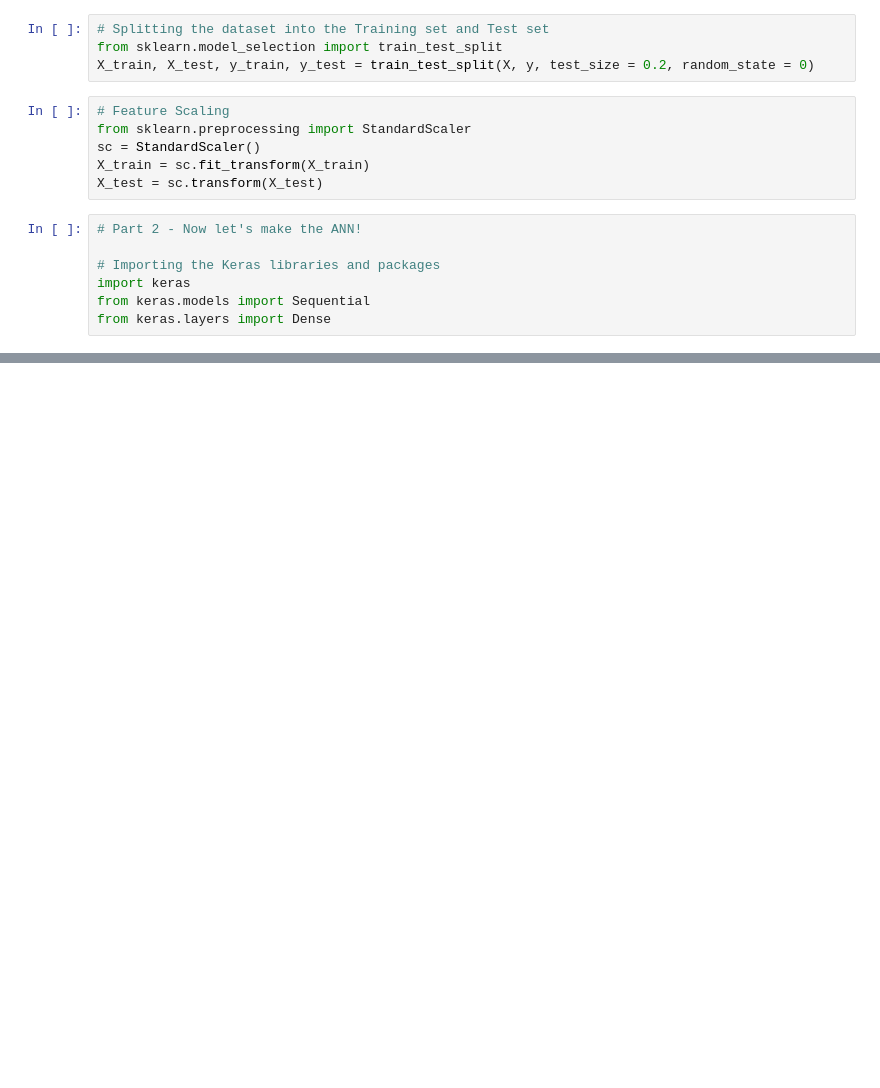
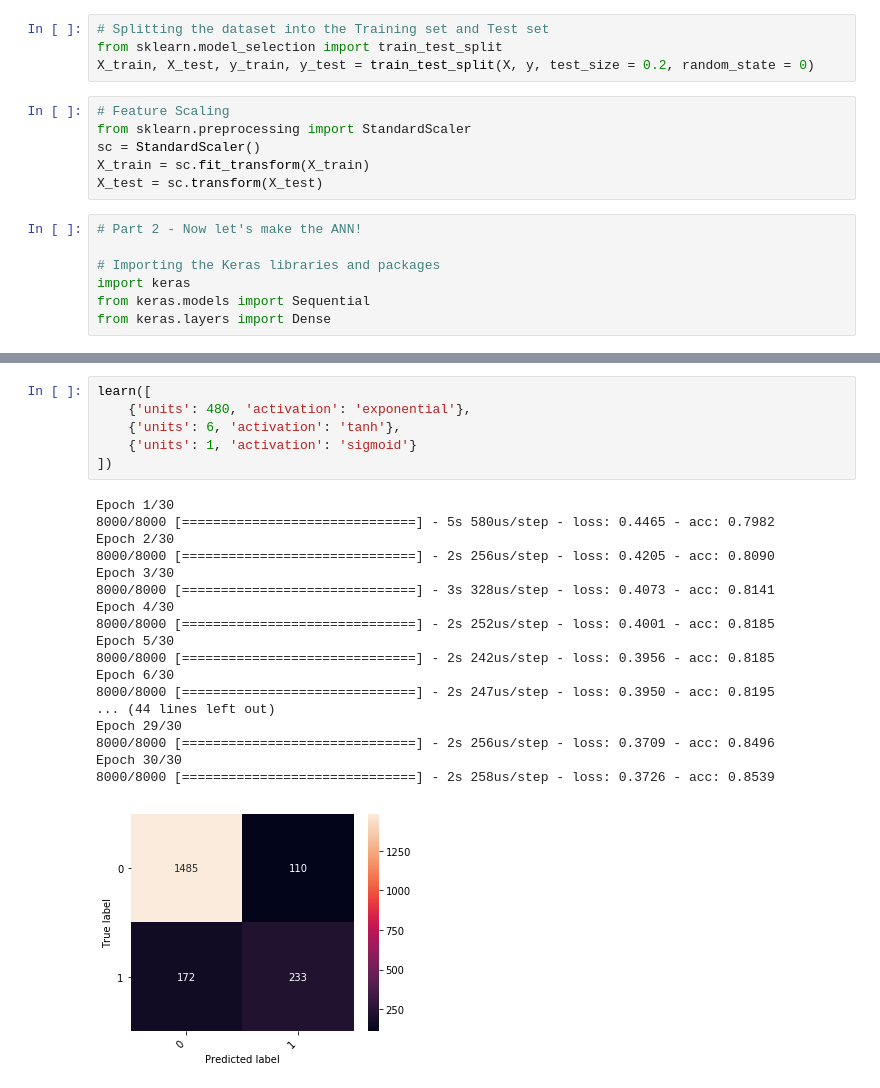
Before and after one commit to deeplearningunb/building-ann, a Jupyter notebook: ArtificialNeuralNetwork.ipynb, the cells around one changed output, grey strips where cells are left out. Saved outputs shown, nothing was run; the diff lists cells and outputs as text; blank space fills up the shorter version.

```diff
--- a/ArtificialNeuralNetwork.ipynb
+++ b/ArtificialNeuralNetwork.ipynb
@@ -81,0 +158,25 @@ cm = confusion_matrix(y_test, y_pred)
+# %%
+learn([
+    {'units': 480, 'activation': 'exponential'},
+    {'units': 6, 'activation': 'tanh'},
+    {'units': 1, 'activation': 'sigmoid'}
+])
+# %% [output]
+Epoch 1/30
+8000/8000 [==============================] - 5s 580us/step - loss: 0.4465 - acc: 0.7982
+Epoch 2/30
+8000/8000 [==============================] - 2s 256us/step - loss: 0.4205 - acc: 0.8090
+Epoch 3/30
+8000/8000 [==============================] - 3s 328us/step - loss: 0.4073 - acc: 0.8141
+Epoch 4/30
+8000/8000 [==============================] - 2s 252us/step - loss: 0.4001 - acc: 0.8185
+Epoch 5/30
+8000/8000 [==============================] - 2s 242us/step - loss: 0.3956 - acc: 0.8185
+Epoch 6/30
+8000/8000 [==============================] - 2s 247us/step - loss: 0.3950 - acc: 0.8195
+... (44 lines left out)
+Epoch 29/30
+8000/8000 [==============================] - 2s 256us/step - loss: 0.3709 - acc: 0.8496
+Epoch 30/30
+8000/8000 [==============================] - 2s 258us/step - loss: 0.3726 - acc: 0.8539
+[figure, added]
```
Also changed, not shown: parts of 11 cells of this notebook.
